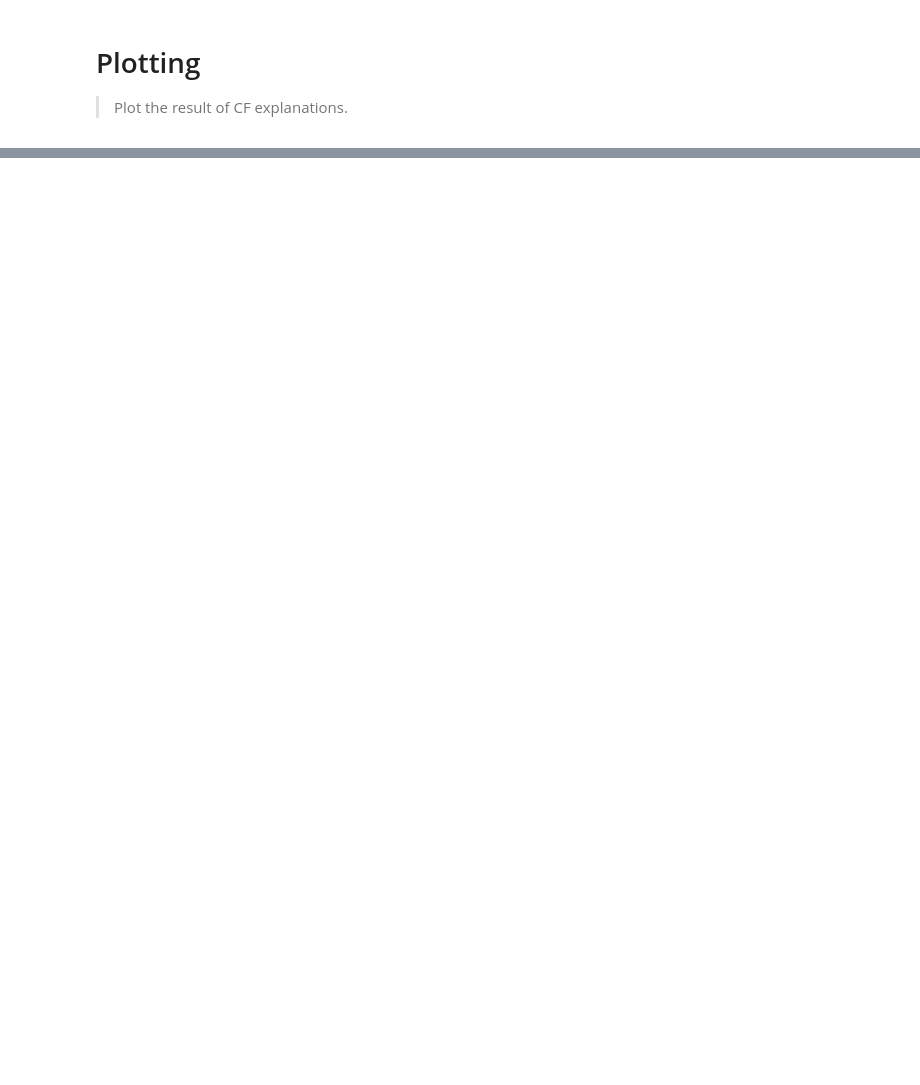
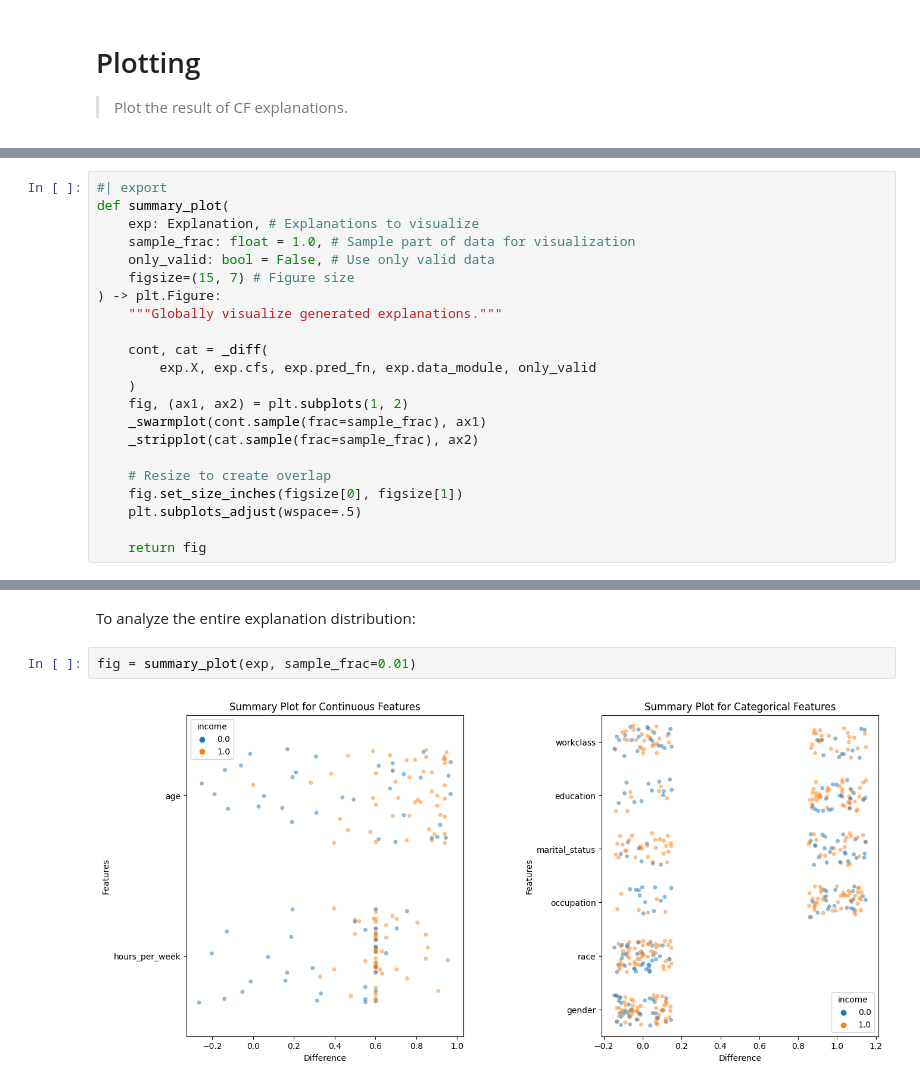
Before and after one commit to BirkhoffG/ReLax, a Jupyter notebook: nbs/07_plotting.ipynb, the cells around one changed output, grey strips where cells are left out. Cells and saved outputs as stored; diff of their text form; blank space fills up the shorter version.

```diff
--- a/nbs/07_plotting.ipynb
+++ b/nbs/07_plotting.ipynb
@@ -431,0 +163,22 @@ stripplot(X, counternet_exp.cfs, dm, "Test Strip Plot for Counter Net", 300, 42,
+# %%
+#| export
+def summary_plot(
+    exp: Explanation, # Explanations to visualize
+    sample_frac: float = 1.0, # Sample part of data for visualization
+    only_valid: bool = False, # Use only valid data
+    figsize=(15, 7) # Figure size
+) -> plt.Figure:
+    """Globally visualize generated explanations."""
+
+    cont, cat = _diff(
+        exp.X, exp.cfs, exp.pred_fn, exp.data_module, only_valid
+    )
+    fig, (ax1, ax2) = plt.subplots(1, 2)
+    _swarmplot(cont.sample(frac=sample_frac), ax1)
+    _stripplot(cat.sample(frac=sample_frac), ax2)
+
+    # Resize to create overlap
+    fig.set_size_inches(figsize[0], figsize[1])
+    plt.subplots_adjust(wspace=.5)
+
+    return fig
@@ -431,0 +264,6 @@ stripplot(X, counternet_exp.cfs, dm, "Test Strip Plot for Counter Net", 300, 42,
+# %% [markdown]
+To analyze the entire explanation distribution:
+# %%
+fig = summary_plot(exp, sample_frac=0.01)
+# %% [output]
+[figure, added]
```
Also changed, not shown: parts of 44 cells of this notebook, 4 other files.
